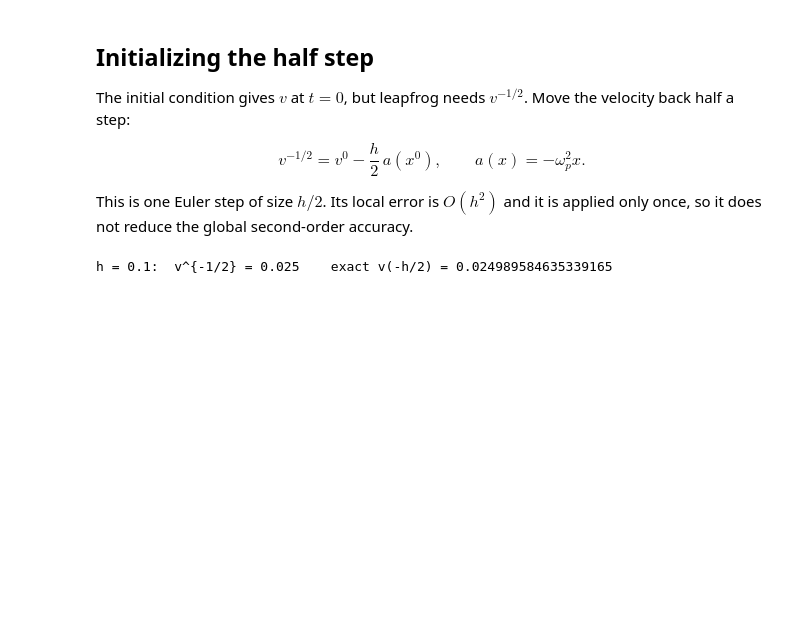
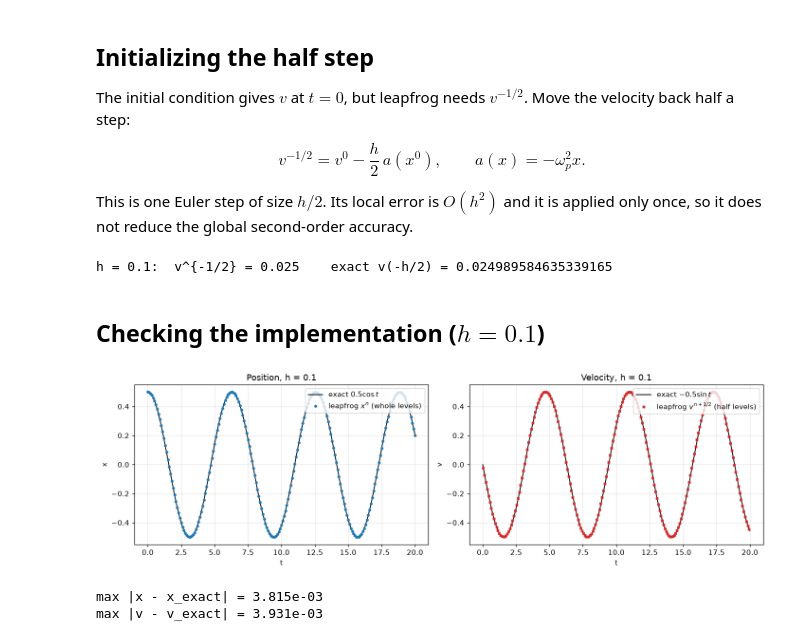
Before and after one commit to Aathi2165/AE801_2026, a Jupyter notebook: # Numerical Solution of ODEs_ The Leapfrog Particle Pusher for an IVP (1).ipynb, the cells around one changed output. Cells and saved outputs as stored; diff of their text form; code cells hidden in the pictures; blank space fills up the shorter version.

```diff
--- a/# Numerical Solution of ODEs_ The Leapfrog Particle Pusher for an IVP (1).ipynb
+++ b/# Numerical Solution of ODEs_ The Leapfrog Particle Pusher for an IVP (1).ipynb
@@ -65,3 +65,26 @@ print("h = 0.1:  v^{-1/2} =", init_half_step(x0, v0, 0.1),
       "   exact v(-h/2) =", v_exact(-0.05))
 # %% [output]
 h = 0.1:  v^{-1/2} = 0.025    exact v(-h/2) = 0.024989584635339165
+# %% [markdown]
+## Checking the implementation ($h = 0.1$)
+# %%
+h = 0.1
+t_x, x, t_v, v = integrate(h)
+tt = np.linspace(0, T, 2000)
+
+fig, ax = plt.subplots(1, 2, figsize=(13, 4))
+ax[0].plot(tt, x_exact(tt), "k-", lw=1.2, label="exact $0.5\\cos t$")
+ax[0].plot(t_x, x, "o", ms=3, color="C0", label="leapfrog $x^n$ (whole levels)")
+ax[0].set(xlabel="t", ylabel="x", title="Position, h = 0.1"); ax[0].legend(loc="upper right")
+
+ax[1].plot(tt, v_exact(tt), "k-", lw=1.2, label="exact $-0.5\\sin t$")
+ax[1].plot(t_v, v, "s", ms=3, color="C3", label="leapfrog $v^{n+1/2}$ (half levels)")
+ax[1].set(xlabel="t", ylabel="v", title="Velocity, h = 0.1"); ax[1].legend(loc="upper right")
+plt.tight_layout(); plt.show()
+
+print(f"max |x - x_exact| = {np.max(np.abs(x - x_exact(t_x))):.3e}")
+print(f"max |v - v_exact| = {np.max(np.abs(v - v_exact(t_v))):.3e}")
+# %% [output]
+[figure, added]
+max |x - x_exact| = 3.815e-03
+max |v - v_exact| = 3.931e-03
```
Also changed, not shown: parts of 2 cells of this notebook.
